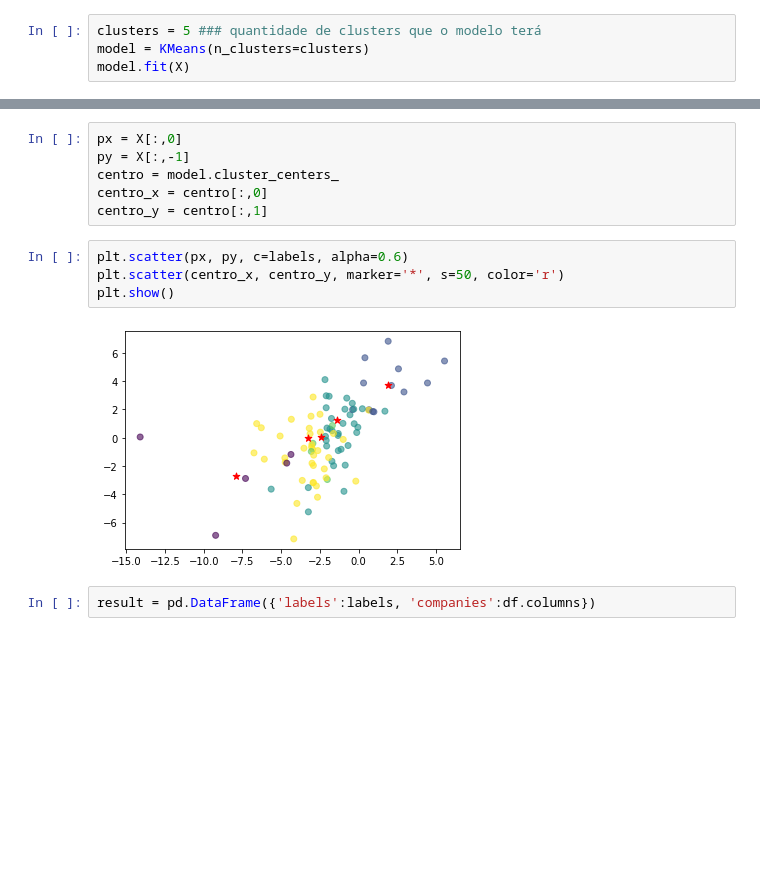
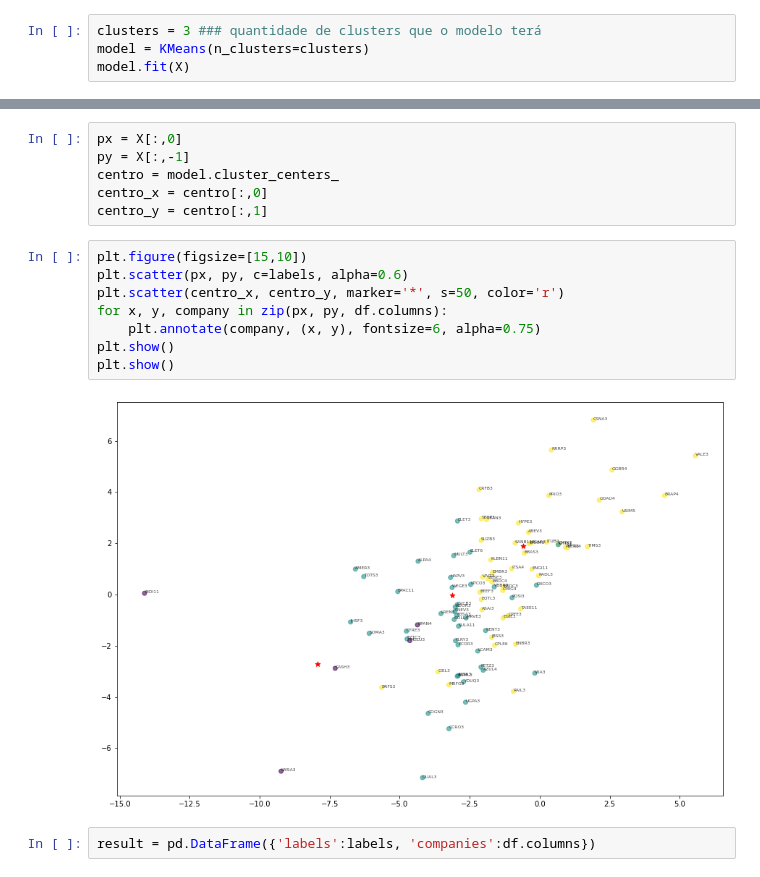
Before and after one commit to Jhonattanln/Classificacao_nao_supervisionado, a Jupyter notebook: Code.ipynb, the cells around one changed output, grey strips where cells are left out. Saved outputs shown, nothing was run; the diff lists cells and outputs as text; blank space fills up the shorter version.

```diff
--- a/Code.ipynb
+++ b/Code.ipynb
@@ -59,5 +59,5 @@ plt.show()
 # %%
-clusters = 5 ### quantidade de clusters que o modelo terá
+clusters = 3 ### quantidade de clusters que o modelo terá
 model = KMeans(n_clusters=clusters)
 model.fit(X)
 # %% [output]
@@ -74,11 +74,15 @@ centro = model.cluster_centers_
 centro_x = centro[:,0]
 centro_y = centro[:,1]
 # %%
+plt.figure(figsize=[15,10])
 plt.scatter(px, py, c=labels, alpha=0.6)
 plt.scatter(centro_x, centro_y, marker='*', s=50, color='r')
+for x, y, company in zip(px, py, df.columns):
+    plt.annotate(company, (x, y), fontsize=6, alpha=0.75)
 plt.show()
+plt.show()
 # %% [output]
-[figure, old version]
+[figure, new version]
 # %%
 result = pd.DataFrame({'labels':labels, 'companies':df.columns})
 # %%
```
Also changed, not shown: parts of 5 cells of this notebook.
